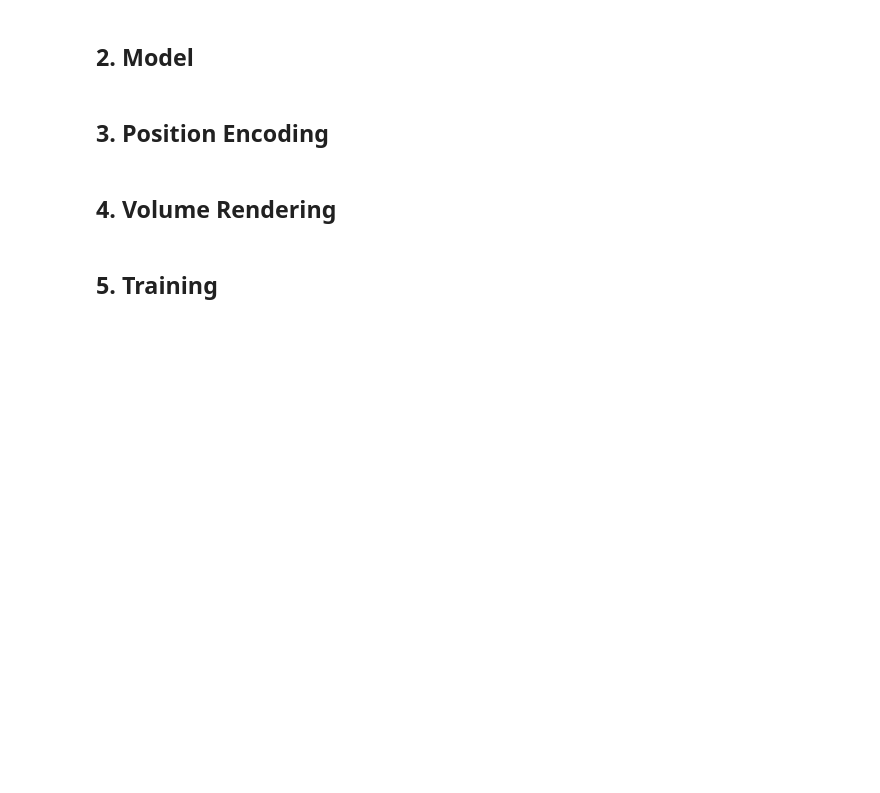
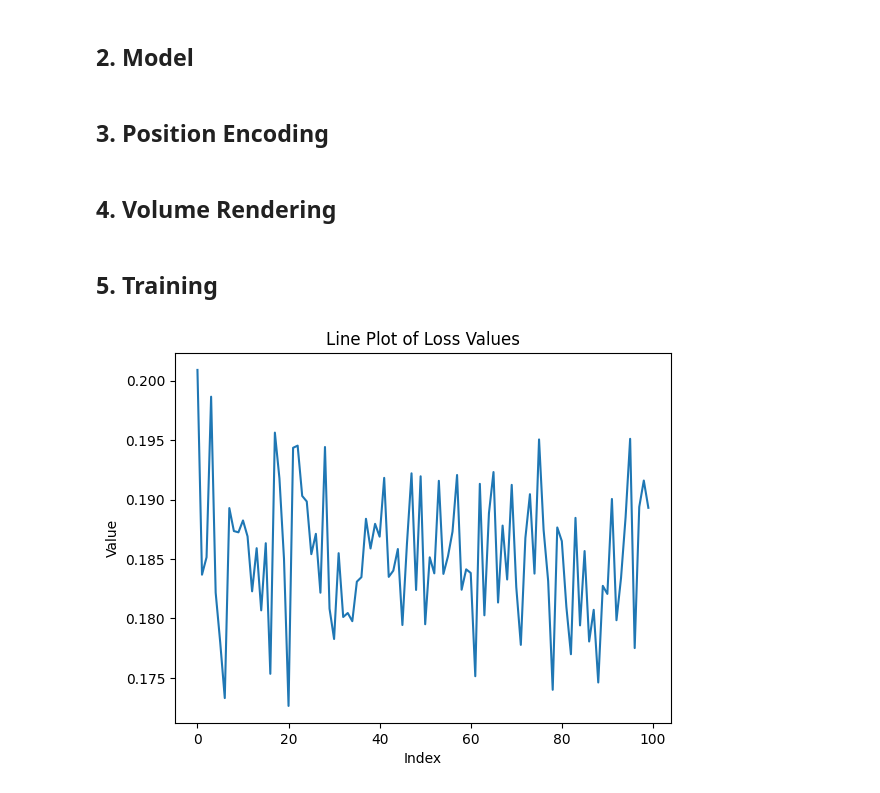
Before and after one commit to HinaPE/HinaPE-AI, a Jupyter notebook: NeRF/0920.ipynb, the cells around one changed output. Cells and saved outputs as stored; diff of their text form; code cells hidden in the pictures; blank space fills up the shorter version.

```diff
--- a/NeRF/0920.ipynb
+++ b/NeRF/0920.ipynb
@@ -202,17 +203,23 @@ IDX_VAL = np.arange(FRAMES_VAL)
 IDX_TEST = np.arange(FRAMES_TEST)
 img2mse = lambda x, y: torch.mean((x - y) ** 2)
 mse2psnr = lambda x: -10. * torch.log(x) / torch.log(torch.tensor([10.]))
-for epoch in trange(1):
+
+loss_graph = []
+for epoch in trange(10000):
+    time0 = time.time()
+
     # 1. Forward
     idx_image = np.random.choice(IDX_TRAIN)
     target_image = torch.tensor(IMAGES_TRAIN_WHITE_BACKGROUND[idx_image]).float()
     target_pose = torch.tensor(POSE_TRAIN[idx_image]).float()
     ray_oris, ray_dirs = generate_rays(in_width=WIDTH_ORIGIN, in_height=HEIGHT_ORIGIN, in_focal=FOCAL_ORIGIN,
                                        in_pose=target_pose)
-    points, view_dirs, z_vars, selected_rays_dirs, selected_coords = generate_query_points(in_rays_oris=ray_oris, in_rays_dirs=ray_dirs,
-                                                                          in_near=2.,
-                                                                          in_far=6.,
-                                                                          in_batch_size=1024, in_sample_size=64)
+    points, view_dirs, z_vars, selected_rays_dirs, selected_coords = generate_query_points(in_rays_oris=ray_oris,
+                                                                                           in_rays_dirs=ray_dirs,
+                                                                                           in_near=2.,
+                                                                                           in_far=6.,
+                                                                                           in_batch_size=1024,
+                                                                                           in_sample_size=64)
     points_flat = torch.reshape(points, [-1, points.shape[-1]])
     view_dirs_flat = torch.reshape(view_dirs, [-1, view_dirs.shape[-1]])
     embedded_points = EMBED_fn(points_flat)
@@ -239,3 +246,24 @@ for epoch in trange(1):
     new_lrate = args.lrate * (decay_rate ** (epoch + 1 / decay_steps))
     for param_group in OPTIMIZER.param_groups:
         param_group['lr'] = new_lrate
+
+    # 3. Loggings
+    if epoch % 100 == 0:
+        loss_graph.append(loss.item())
+    # dt = time.time() - time0
+    # print(f"Epoch: {epoch}, Loss: {loss}, Time: {dt}")
+# %%
+import matplotlib.pyplot as plt
+
+x = range(len(loss_graph))
+plt.plot(x, loss_graph)
+
+# 添加标题和标签
+plt.title('Line Plot of Loss Values')
+plt.xlabel('Index')
+plt.ylabel('Value')
+
+# 显示图像
+plt.show()
+# %% [output]
+[figure, added]
```
Also changed, not shown: parts of 1 cell of this notebook, 1 other file.
